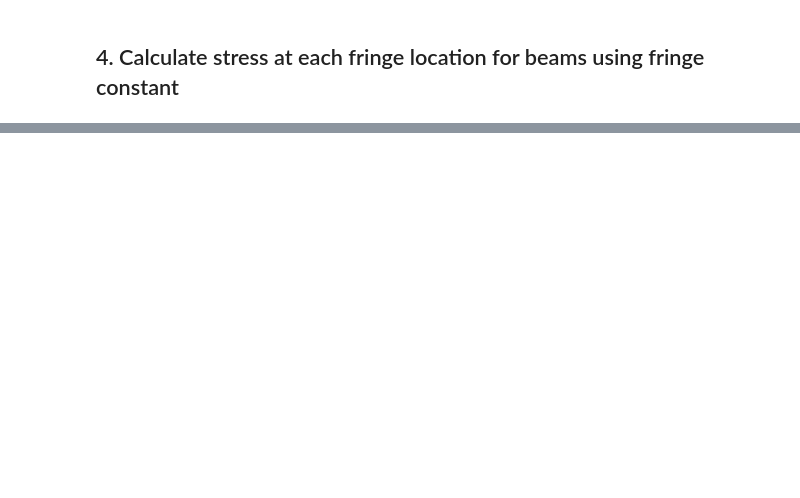
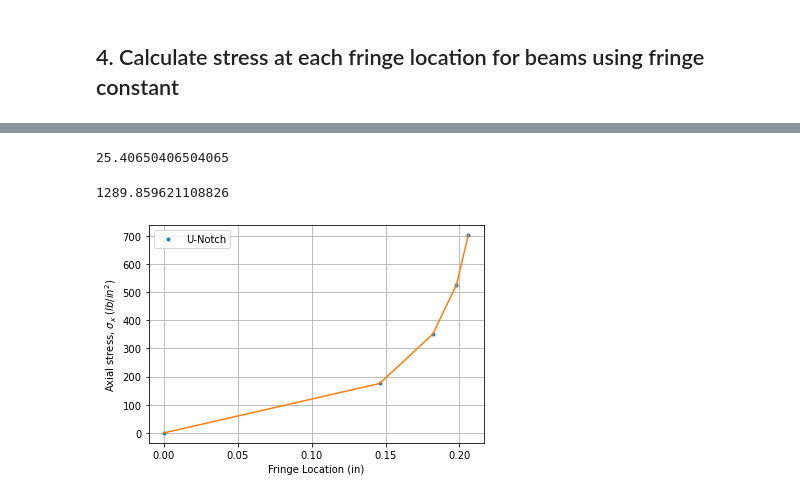
Before and after one commit to shyamthyagarajan/ae461, a Jupyter notebook: Lab 2/Lab 2 Results and Discussion.ipynb, the cells around one changed output, grey strips where cells are left out. Saved outputs shown, nothing was run; the diff lists cells and outputs as text; code cells hidden in the pictures; blank space fills up the shorter version.

```diff
--- a/Lab 2/Lab 2 Results and Discussion.ipynb
+++ b/Lab 2/Lab 2 Results and Discussion.ipynb
@@ -104,0 +128,12 @@ ax1.axhline(0,color='k',linewidth=0.25)
+# %%
+Vh = 0.25
+Vr = 0.00984
+VD = 0.9975
+Vt = 0.2165
+Vd = VD-Vh
+c = Vh/Vr
+d = Vh/VD
+MV = 1
+c
+# %% [output]
+25.40650406504065
@@ -104,0 +149,15 @@ ax1.axhline(0,color='k',linewidth=0.25)
+# %%
+ulocation = np.array([0,0.146,0.182,0.198,0.206])
+ustress = np.array([0,175.441,350.881,526.322,701.7630])
+plt.plot(ulocation, ustress, '.', label="U-Notch")
+p = np.polyfit(ulocation,ustress,4)
+plt.plot(ulocation,p[0]*ulocation**4+p[1]*ulocation**3+p[2]*ulocation**2+p[3]*ulocation**1)
+x = p[0]*0.221**4+p[1]*0.221**3+p[2]*0.221**2+p[3]*0.221**1
+plt.xlabel("Fringe Location (in)")
+plt.ylabel("Axial stress, $\sigma_x$ $(lb/in^2)$")
+plt.legend()
+plt.grid()
+x
+# %% [output]
+1289.859621108826
+[figure, added]
```
Also changed, not shown: parts of 10 cells of this notebook.
